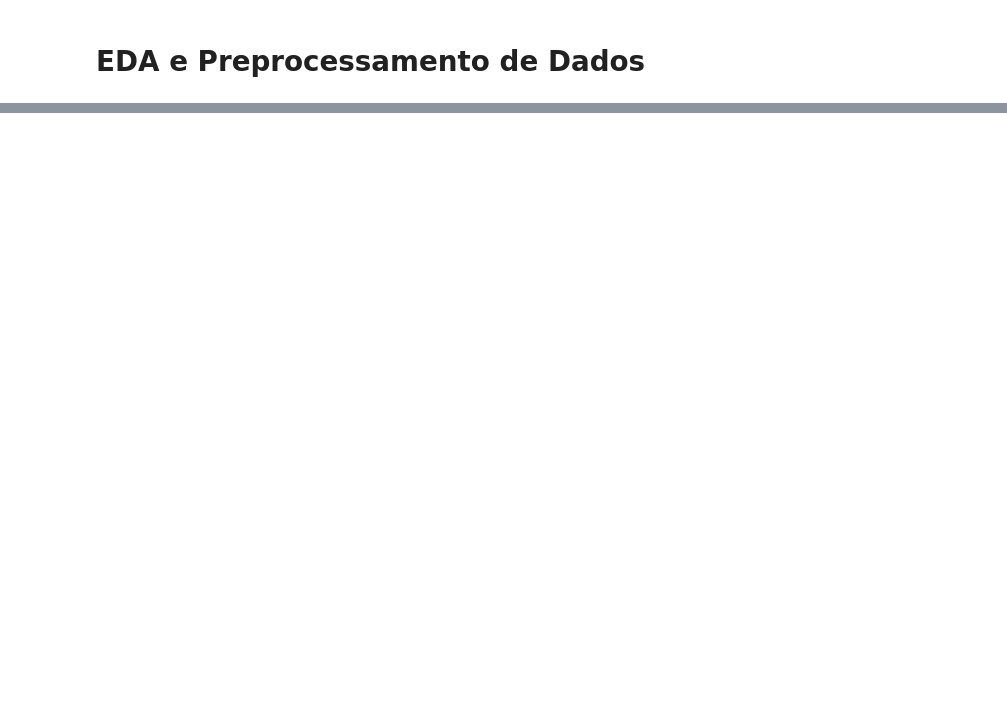
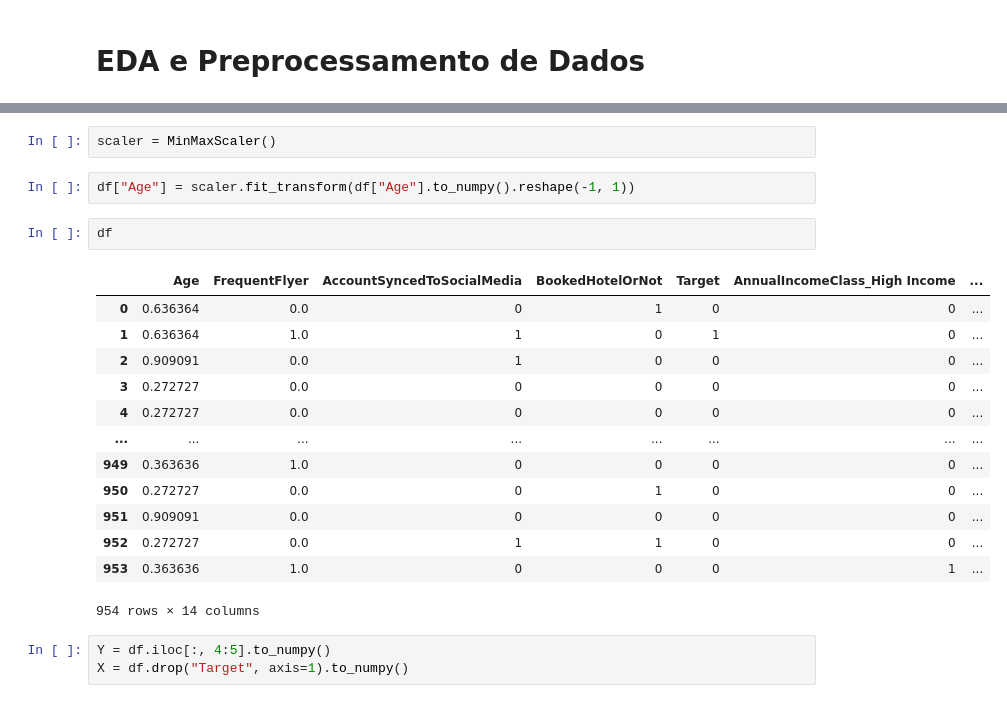
Before and after one commit to diasKayky/churn-predictive-analysis, a Jupyter notebook: notebooks/EDA_Preprocessamento_de_Dados.ipynb, the cells around one changed output, grey strips where cells are left out. Drawn from its saved outputs; the diff is of its cells as text; blank space fills up the shorter version.

```diff
--- a/notebooks/EDA_Preprocessamento_de_Dados.ipynb
+++ b/notebooks/EDA_Preprocessamento_de_Dados.ipynb
@@ -25,0 +122,23 @@ df
+# %%
+scaler = MinMaxScaler()
+# %%
+df["Age"] = scaler.fit_transform(df["Age"].to_numpy().reshape(-1, 1))
+# %%
+df
+# %% [output]
+|  | Age | FrequentFlyer | AccountSyncedToSocialMedia | BookedHotelOrNot | Target | AnnualIncomeClass_High Income | ... |
+| 0 | 0.636364 | 0.0 | 0 | 1 | 0 | 0 | ... |
+| 1 | 0.636364 | 1.0 | 1 | 0 | 1 | 0 | ... |
+| 2 | 0.909091 | 0.0 | 1 | 0 | 0 | 0 | ... |
+| 3 | 0.272727 | 0.0 | 0 | 0 | 0 | 0 | ... |
+| 4 | 0.272727 | 0.0 | 0 | 0 | 0 | 0 | ... |
+| ... | ... | ... | ... | ... | ... | ... | ... |
+| 949 | 0.363636 | 1.0 | 0 | 0 | 0 | 0 | ... |
+| 950 | 0.272727 | 0.0 | 0 | 1 | 0 | 0 | ... |
+| 951 | 0.909091 | 0.0 | 0 | 0 | 0 | 0 | ... |
+| 952 | 0.272727 | 0.0 | 1 | 1 | 0 | 0 | ... |
+| 953 | 0.363636 | 1.0 | 0 | 0 | 0 | 1 | ... |
+954 rows × 14 columns
+# %%
+Y = df.iloc[:, 4:5].to_numpy()
+X = df.drop("Target", axis=1).to_numpy()
```
Also changed, not shown: parts of 15 cells of this notebook, 5 other files.
